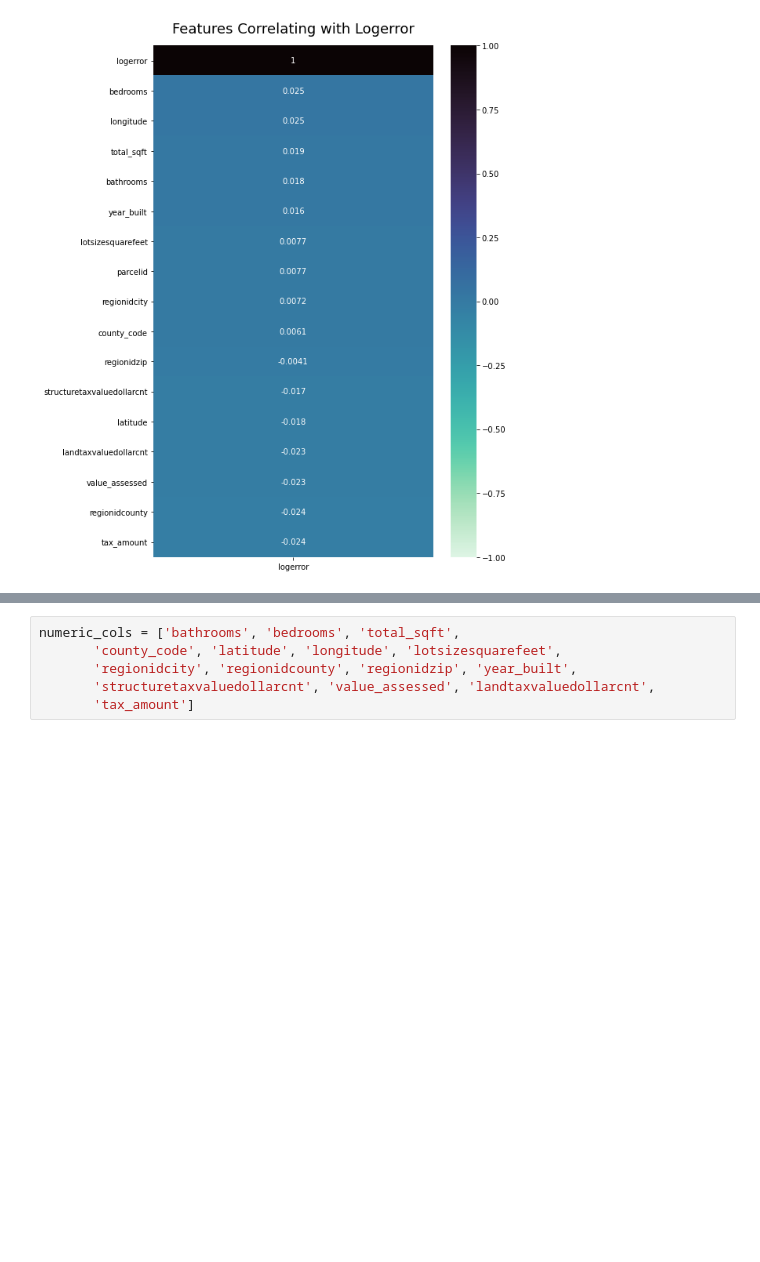
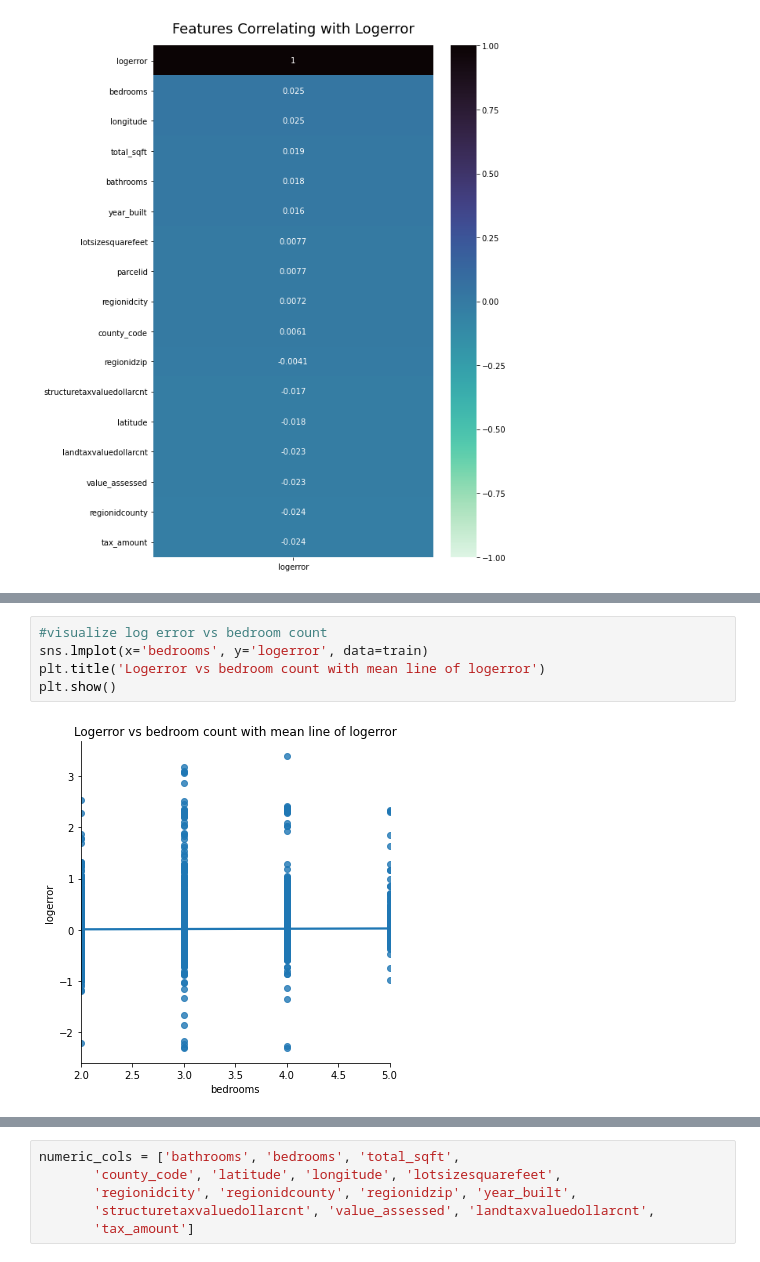
Before and after one commit to natasharivers/Zillow_Clustering_Project, a Jupyter notebook: Notebook.ipynb, the cells around one changed output, grey strips where cells are left out. Drawn from its saved outputs; the diff is of its cells as text; blank space fills up the shorter version.

```diff
--- a/Notebook.ipynb
+++ b/Notebook.ipynb
@@ -449,0 +317,7 @@ heatmap.set_title('Features Correlating with Logerror', fontdict={'fontsize':18}
+# %%
+#visualize log error vs bedroom count
+sns.lmplot(x='bedrooms', y='logerror', data=train)
+plt.title('Logerror vs bedroom count with mean line of logerror')
+plt.show()
+# %% [output]
+[figure, added]
```
Also changed, not shown: parts of 63 cells of this notebook.
